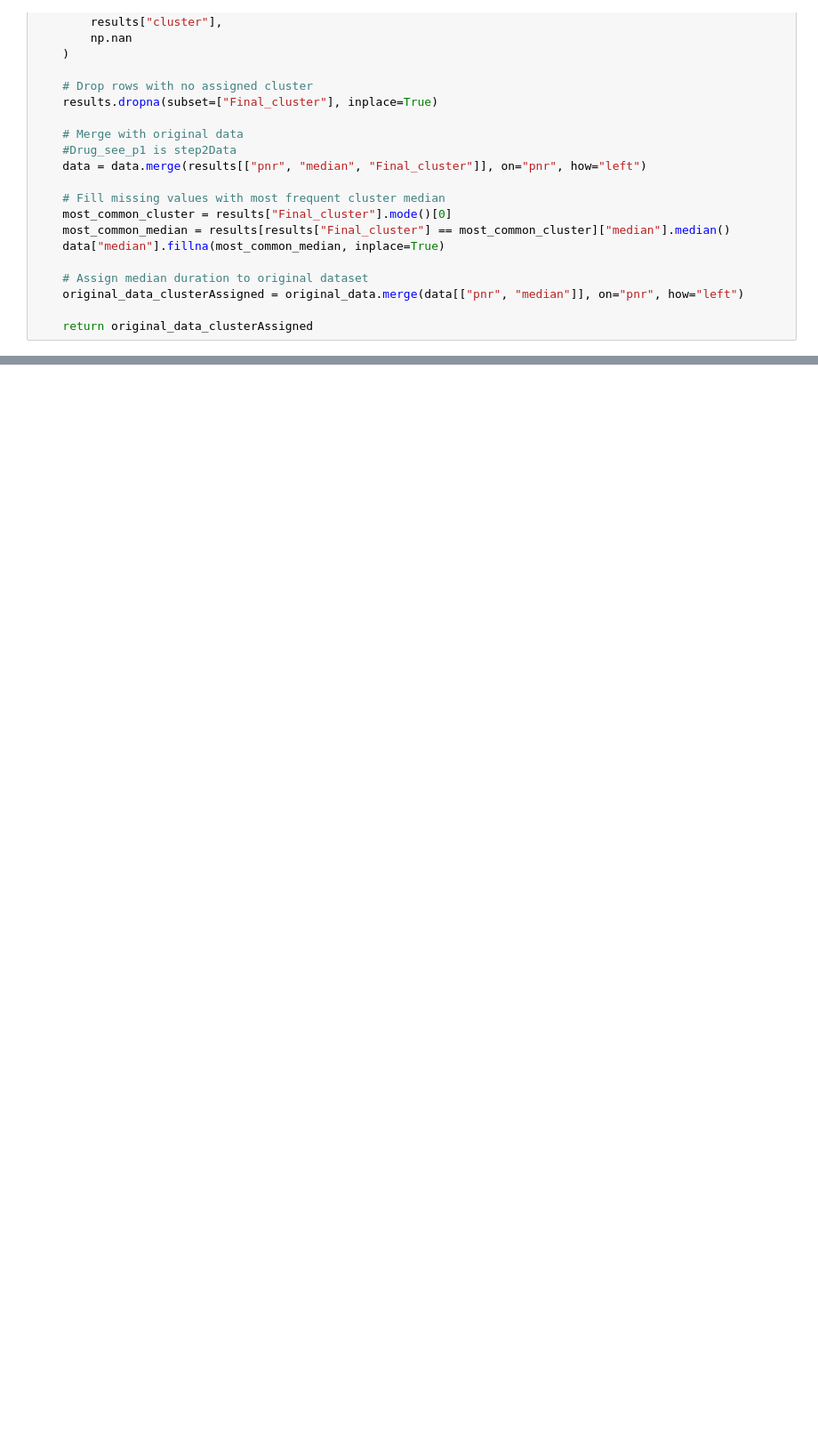
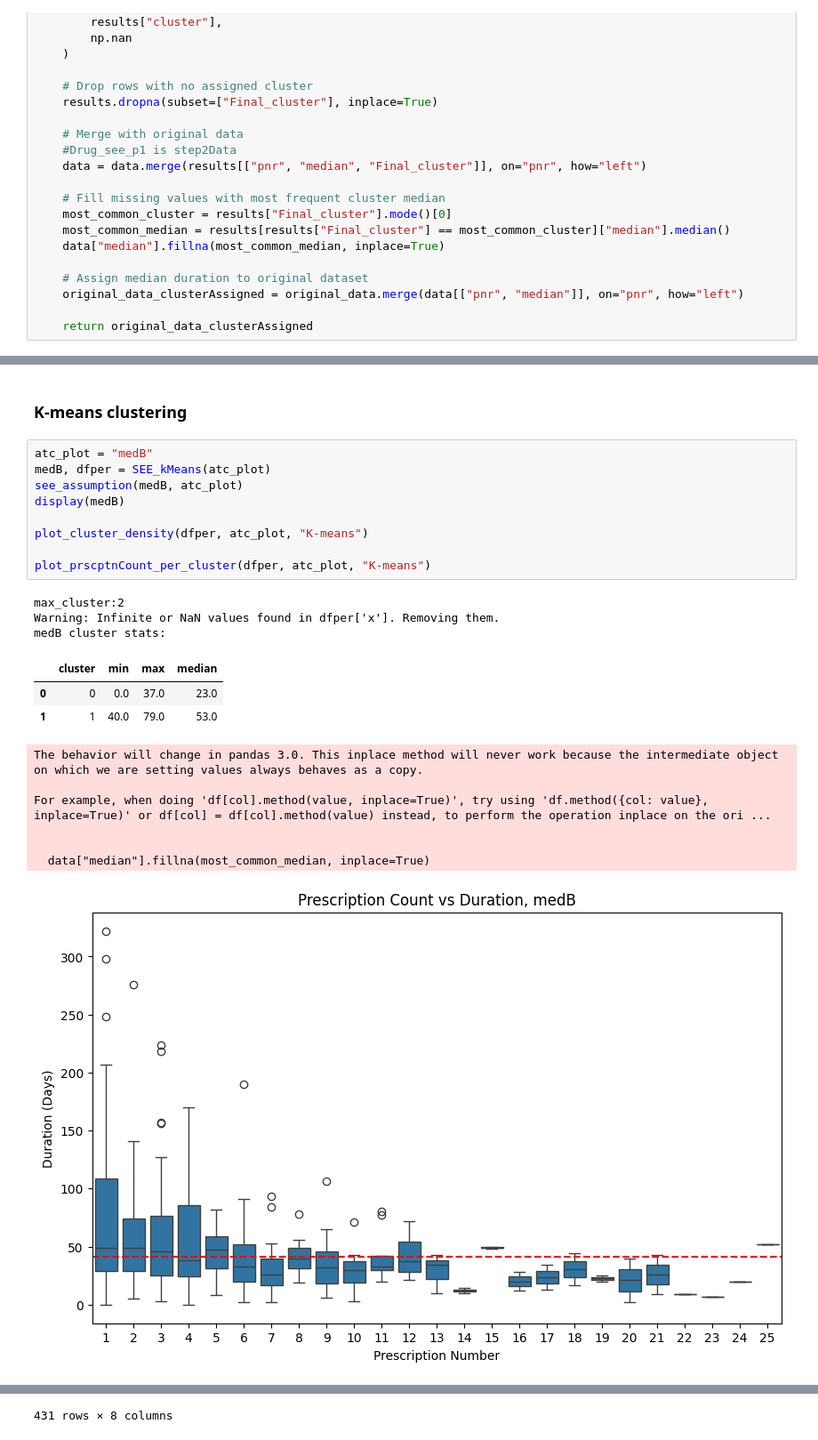
Before and after one commit to ian-sobs/sessa-empirical-estimator, a Jupyter notebook: see.ipynb, the cells around one changed output, grey strips where cells are left out. Shown at 89% size. Saved outputs shown, nothing was run; the diff lists cells and outputs as text; blank space fills up the shorter version.

```diff
--- a/see.ipynb
+++ b/see.ipynb
@@ -441,0 +578,25 @@ The steps for the SEE algorithm outlined in the previous section(SEE using K-mea
+# %% [markdown]
+### K-means clustering
+# %%
+atc_plot = "medB"
+medB, dfper = SEE_kMeans(atc_plot)
+see_assumption(medB, atc_plot)
+display(medB)
+
+plot_cluster_density(dfper, atc_plot, "K-means")
+
+plot_prscptnCount_per_cluster(dfper, atc_plot, "K-means")
+# %% [output]
+max_cluster:2
+Warning: Infinite or NaN values found in dfper['x']. Removing them.
+medB cluster stats:
+|  | cluster | min | max | median |
+| 0 | 0 | 0.0 | 37.0 | 23.0 |
+| 1 | 1 | 40.0 | 79.0 | 53.0 |
+The behavior will change in pandas 3.0. This inplace method will never work because the intermediate object on which we are setting values always behaves as a copy.
+
+For example, when doing 'df[col].method(value, inplace=True)', try using 'df.method({col: value}, inplace=True)' or df[col] = df[col].method(value) instead, to perform the operation inplace on the ori ...
+
+
+  data["median"].fillna(most_common_median, inplace=True)
+[figure, added]
@@ -441,0 +615 @@ The steps for the SEE algorithm outlined in the previous section(SEE using K-mea
+431 rows × 8 columns
```
Also changed, not shown: parts of 33 cells of this notebook.
